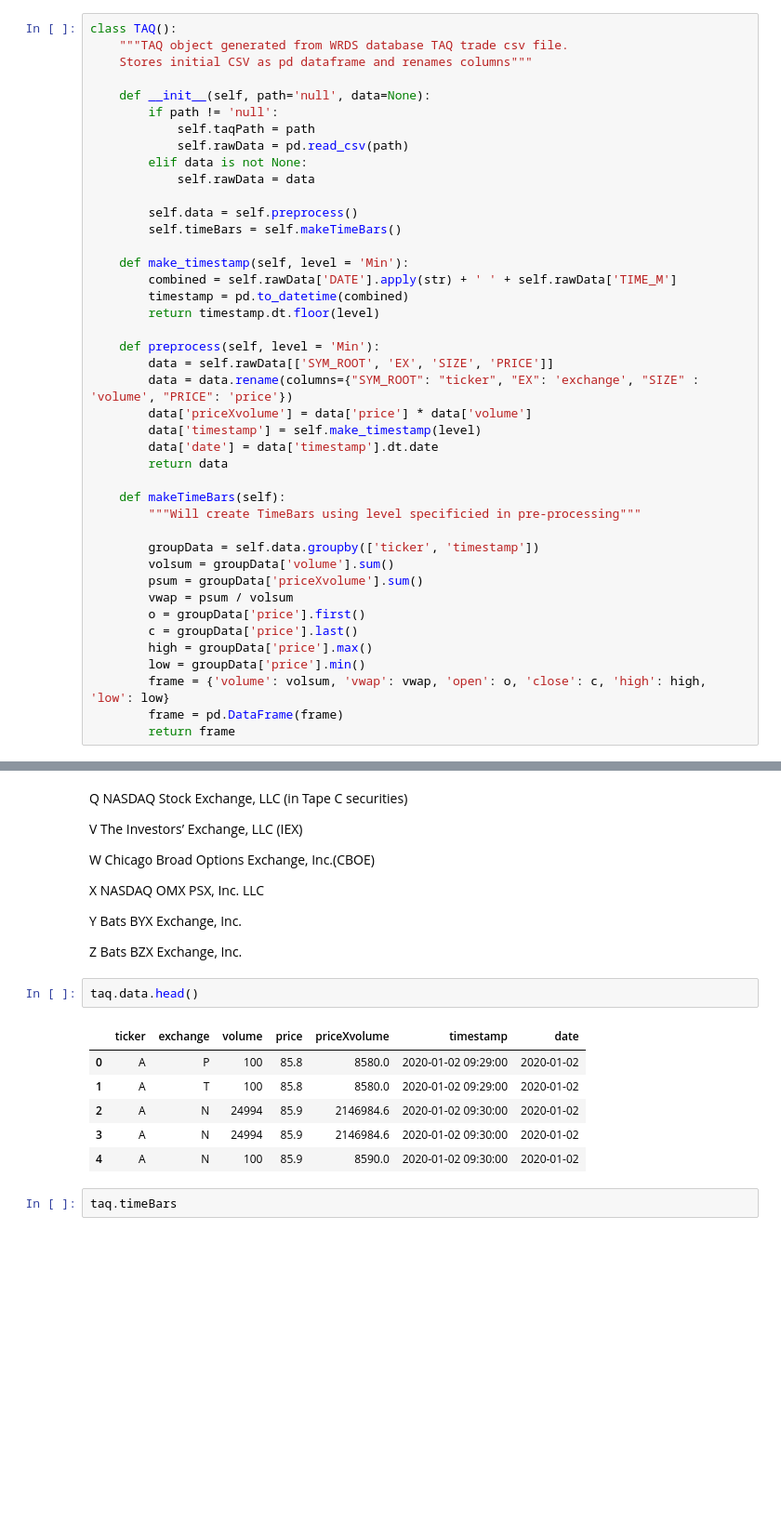
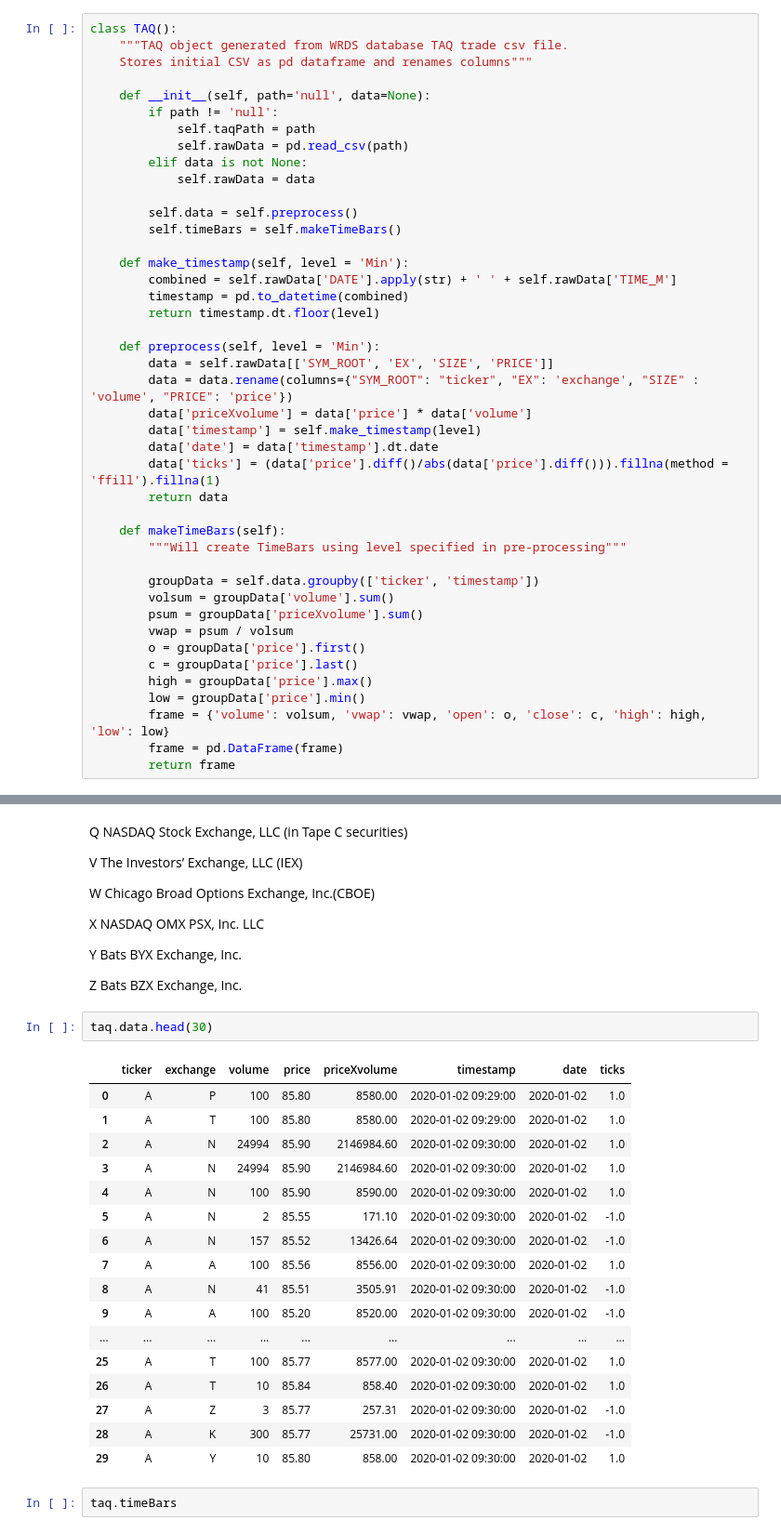
Before and after one commit to ridicholas/FinancialML, a Jupyter notebook: FinancialML.ipynb, the cells around one changed output, grey strips where cells are left out. Shown: that part at 93% size. Saved outputs shown, nothing was run; the diff lists cells and outputs as text; blank space fills up the shorter version.

Commit message:
added ticks

```diff
--- a/FinancialML.ipynb
+++ b/FinancialML.ipynb
@@ -58,10 +58,11 @@ class TAQ():
         data['priceXvolume'] = data['price'] * data['volume']
         data['timestamp'] = self.make_timestamp(level)
         data['date'] = data['timestamp'].dt.date
+        data['ticks'] = (data['price'].diff()/abs(data['price'].diff())).fillna(method = 'ffill').fillna(1)
         return data
 
     def makeTimeBars(self):
-        """Will create TimeBars using level specificied in pre-processing"""
+        """Will create TimeBars using level specified in pre-processing"""
 
         groupData = self.data.groupby(['ticker', 'timestamp'])
         volsum = groupData['volume'].sum()
@@ -139,14 +140,25 @@ Y Bats BYX Exchange, Inc.
 
 Z Bats BZX Exchange, Inc.
 # %%
-taq.data.head()
+taq.data.head(30)
 # %% [output]
-|  | ticker | exchange | volume | price | priceXvolume | timestamp | date |
-| 0 | A | P | 100 | 85.8 | 8580.0 | 2020-01-02 09:29:00 | 2020-01-02 |
-| 1 | A | T | 100 | 85.8 | 8580.0 | 2020-01-02 09:29:00 | 2020-01-02 |
-| 2 | A | N | 24994 | 85.9 | 2146984.6 | 2020-01-02 09:30:00 | 2020-01-02 |
-| 3 | A | N | 24994 | 85.9 | 2146984.6 | 2020-01-02 09:30:00 | 2020-01-02 |
-| 4 | A | N | 100 | 85.9 | 8590.0 | 2020-01-02 09:30:00 | 2020-01-02 |
+|  | ticker | exchange | volume | price | priceXvolume | timestamp | date | ticks |
+| 0 | A | P | 100 | 85.80 | 8580.00 | 2020-01-02 09:29:00 | 2020-01-02 | 1.0 |
+| 1 | A | T | 100 | 85.80 | 8580.00 | 2020-01-02 09:29:00 | 2020-01-02 | 1.0 |
+| 2 | A | N | 24994 | 85.90 | 2146984.60 | 2020-01-02 09:30:00 | 2020-01-02 | 1.0 |
+| 3 | A | N | 24994 | 85.90 | 2146984.60 | 2020-01-02 09:30:00 | 2020-01-02 | 1.0 |
+| 4 | A | N | 100 | 85.90 | 8590.00 | 2020-01-02 09:30:00 | 2020-01-02 | 1.0 |
+| 5 | A | N | 2 | 85.55 | 171.10 | 2020-01-02 09:30:00 | 2020-01-02 | -1.0 |
+| 6 | A | N | 157 | 85.52 | 13426.64 | 2020-01-02 09:30:00 | 2020-01-02 | -1.0 |
+| 7 | A | A | 100 | 85.56 | 8556.00 | 2020-01-02 09:30:00 | 2020-01-02 | 1.0 |
+| 8 | A | N | 41 | 85.51 | 3505.91 | 2020-01-02 09:30:00 | 2020-01-02 | -1.0 |
+| 9 | A | A | 100 | 85.20 | 8520.00 | 2020-01-02 09:30:00 | 2020-01-02 | -1.0 |
+| ... | ... | ... | ... | ... | ... | ... | ... | ... |
+| 25 | A | T | 100 | 85.77 | 8577.00 | 2020-01-02 09:30:00 | 2020-01-02 | 1.0 |
+| 26 | A | T | 10 | 85.84 | 858.40 | 2020-01-02 09:30:00 | 2020-01-02 | 1.0 |
+| 27 | A | Z | 3 | 85.77 | 257.31 | 2020-01-02 09:30:00 | 2020-01-02 | -1.0 |
+| 28 | A | K | 300 | 85.77 | 25731.00 | 2020-01-02 09:30:00 | 2020-01-02 | -1.0 |
+| 29 | A | Y | 10 | 85.80 | 858.00 | 2020-01-02 09:30:00 | 2020-01-02 | 1.0 |
 # %%
 taq.timeBars
 # %% [output]
```
Also changed, not shown: parts of 2 cells of this notebook, 2 other files.
